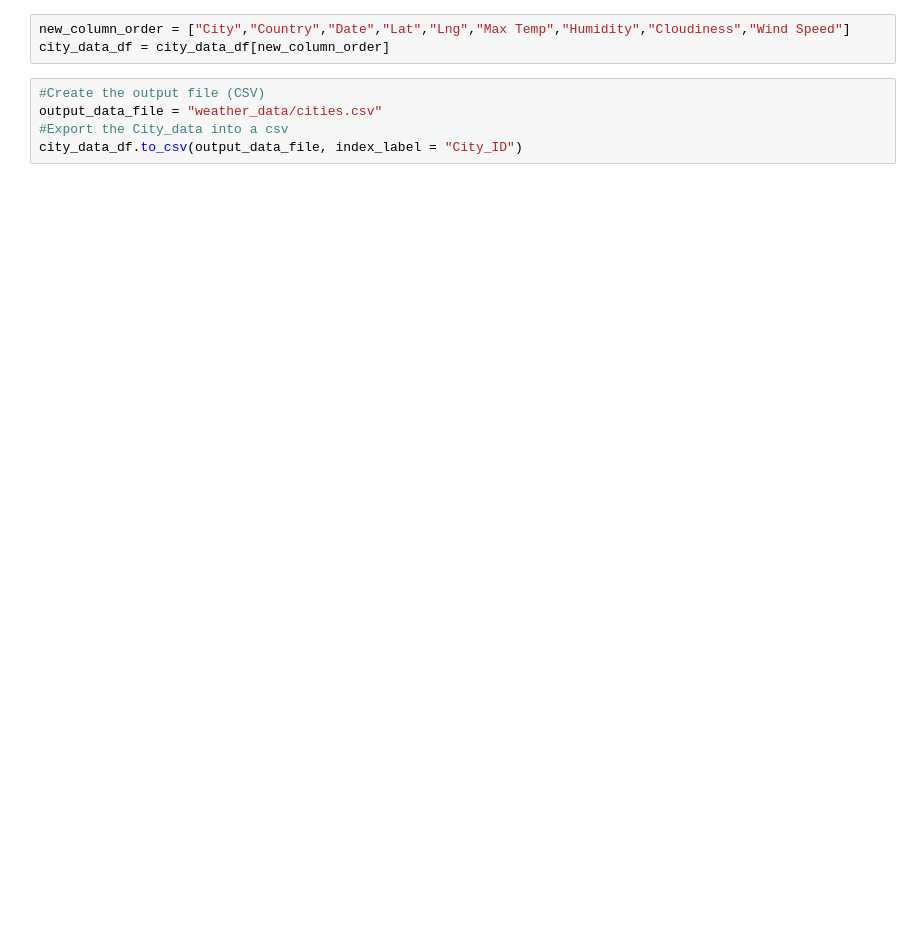
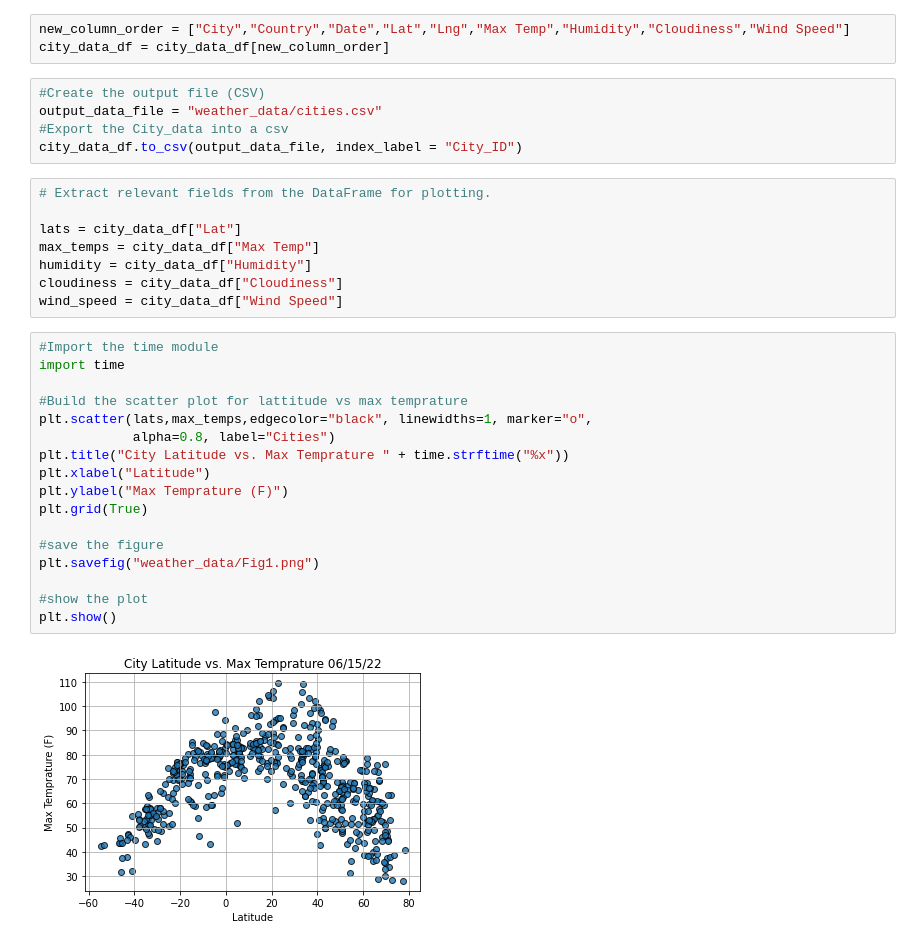
Before and after one commit to singhsukhbir1/World_Weather_Analysis, a Jupyter notebook: WeatherPy.ipynb, the cells around one changed output. Saved outputs shown, nothing was run; the diff lists cells and outputs as text; blank space fills up the shorter version.

```diff
--- a/WeatherPy.ipynb
+++ b/WeatherPy.ipynb
@@ -135,3 +141,30 @@ city_data_df = city_data_df[new_column_order]
 output_data_file = "weather_data/cities.csv"
 #Export the City_data into a csv
 city_data_df.to_csv(output_data_file, index_label = "City_ID")
+# %%
+# Extract relevant fields from the DataFrame for plotting.
+
+lats = city_data_df["Lat"]
+max_temps = city_data_df["Max Temp"]
+humidity = city_data_df["Humidity"]
+cloudiness = city_data_df["Cloudiness"]
+wind_speed = city_data_df["Wind Speed"]
+# %%
+#Import the time module
+import time
+
+#Build the scatter plot for lattitude vs max temprature
+plt.scatter(lats,max_temps,edgecolor="black", linewidths=1, marker="o",
+            alpha=0.8, label="Cities")
+plt.title("City Latitude vs. Max Temprature " + time.strftime("%x"))
+plt.xlabel("Latitude")
+plt.ylabel("Max Temprature (F)")
+plt.grid(True)
+
+#save the figure
+plt.savefig("weather_data/Fig1.png")
+
+#show the plot
+plt.show()
+# %% [output]
+[figure, added]
```
Also changed, not shown: parts of 24 cells of this notebook, 5 other files.
